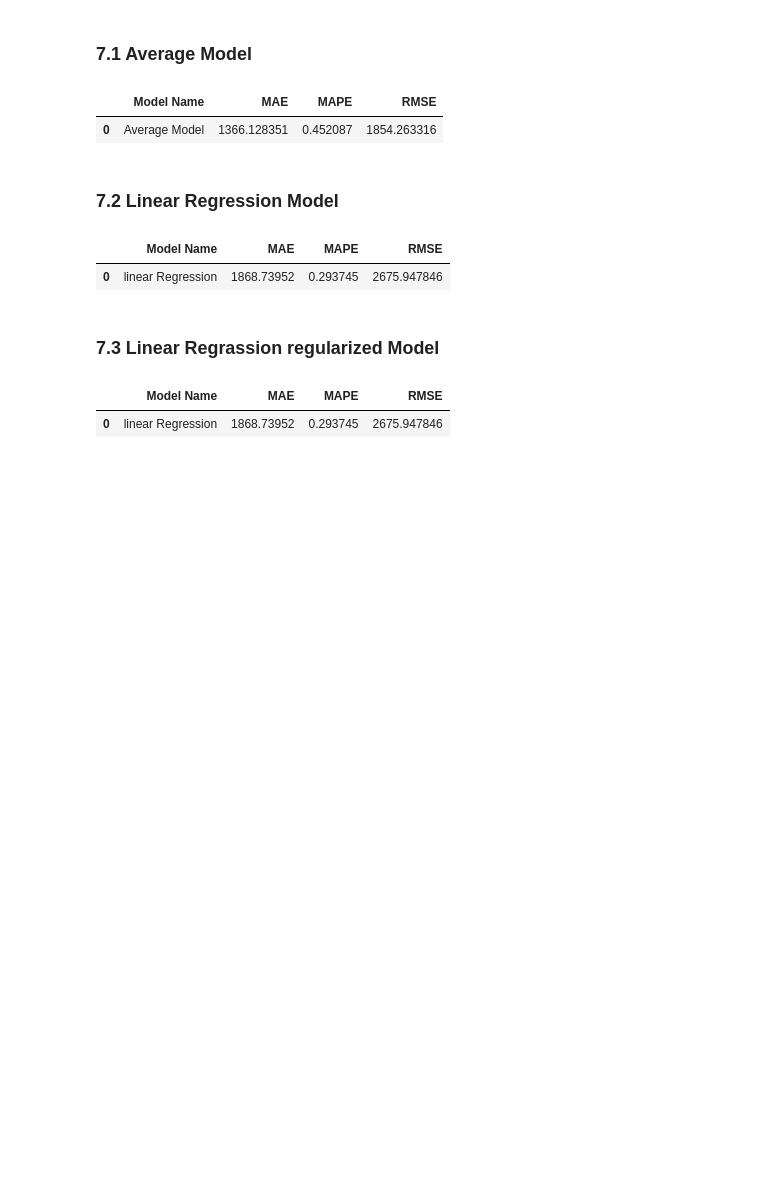
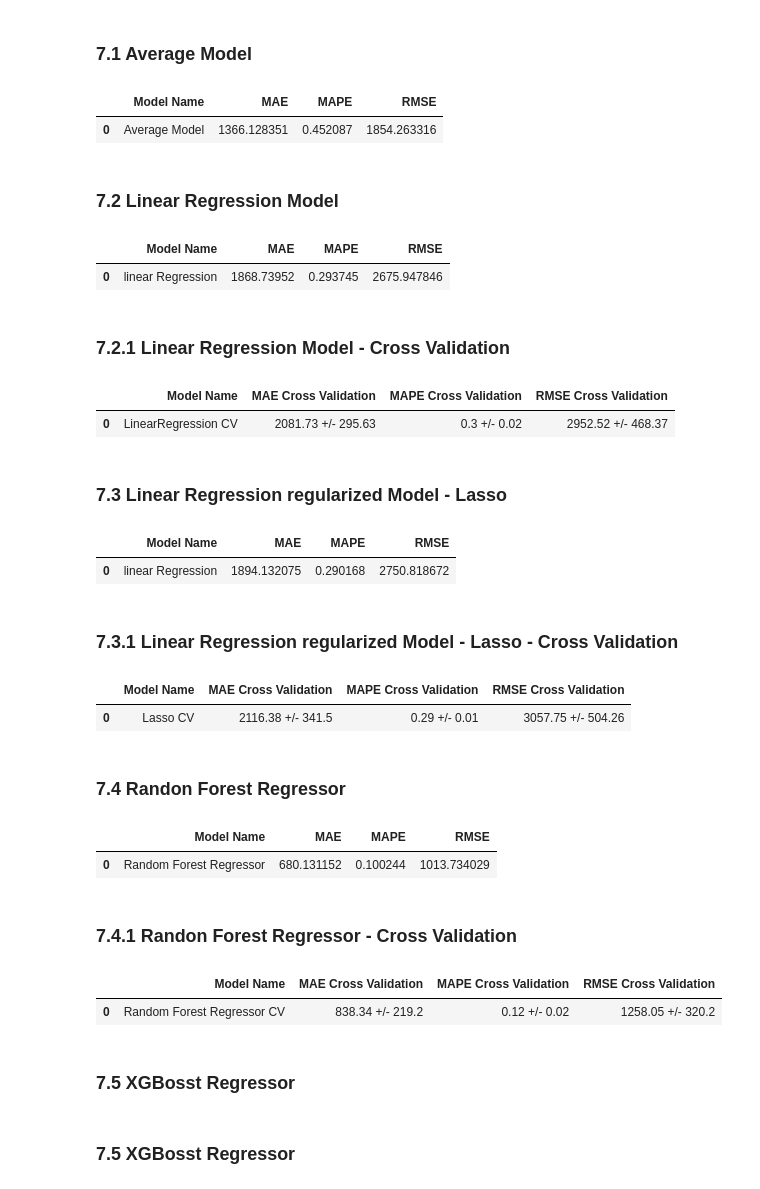
Before and after one commit to JonysArcanjo/Projeto-ROSSMANN-Store-Sales, a Jupyter notebook: m07_v01_store_sales_prediction.ipynb, the cells around one changed output. Drawn from its saved outputs; the diff is of its cells as text; code cells hidden in the pictures; blank space fills up the shorter version.

Commit message:
End performance comparison with cross validation

```diff
--- a/m07_v01_store_sales_prediction.ipynb
+++ b/m07_v01_store_sales_prediction.ipynb
@@ -1153,3 +1144,5 @@ lr_result
 # %% [output]
 |  | Model Name | MAE | MAPE | RMSE |
 | 0 | linear Regression | 1868.73952 | 0.293745 | 2675.947846 |
+# %% [markdown]
+### 7.2.1 Linear Regression Model - Cross Validation
@@ -1156,15 +1152,22 @@ lr_result
+# %%
+lr_result_cv
+# %% [output]
+|  | Model Name | MAE Cross Validation | MAPE Cross Validation | RMSE Cross Validation |
+| 0 | LinearRegression CV | 2081.73 +/- 295.63 | 0.3 +/- 0.02 | 2952.52 +/- 468.37 |
 # %% [markdown]
-### 7.3 Linear Regrassion regularized Model
+### 7.3 Linear Regression regularized Model - Lasso
 # %%
 # model
 lrr = Lasso( alpha=0.01 ).fit( x_train, y_train )
 
 # prediction
-yhat_lrr = lr.predict(x_test)
+yhat_lrr = lrr.predict(x_test)
 
 #performance
 lrr_result = ml_error('linear Regression', np.expm1( y_test), np.expm1( yhat_lrr) )
 lrr_result
 # %% [output]
 |  | Model Name | MAE | MAPE | RMSE |
-| 0 | linear Regression | 1868.73952 | 0.293745 | 2675.947846 |
+| 0 | linear Regression | 1894.132075 | 0.290168 | 2750.818672 |
+# %% [markdown]
+### 7.3.1 Linear Regression regularized Model - Lasso - Cross Validation
@@ -1170,0 +1176,7 @@ lrr_result
+# %%
+lrr_result_cv
+# %% [output]
+|  | Model Name | MAE Cross Validation | MAPE Cross Validation | RMSE Cross Validation |
+| 0 | Lasso CV | 2116.38 +/- 341.5 | 0.29 +/- 0.01 | 3057.75 +/- 504.26 |
+# %% [markdown]
+### 7.4 Randon Forest Regressor
@@ -1170,0 +1185,14 @@ lrr_result
+# %%
+rf = RandomForestRegressor( n_estimators=100, n_jobs=-1, random_state=42 ).fit( x_train, y_train )
+
+# prediction
+yhat_rf= rf.predict(x_test)
+
+#performance
+rf_result = ml_error('Random Forest Regressor', np.expm1( y_test), np.expm1( yhat_rf) )
+rf_result
+# %% [output]
+|  | Model Name | MAE | MAPE | RMSE |
+| 0 | Random Forest Regressor | 680.131152 | 0.100244 | 1013.734029 |
+# %% [markdown]
+### 7.4.1 Randon Forest Regressor - Cross Validation
@@ -1170,0 +1201,9 @@ lrr_result
+# %%
+rf_result_cv
+# %% [output]
+|  | Model Name | MAE Cross Validation | MAPE Cross Validation | RMSE Cross Validation |
+| 0 | Random Forest Regressor CV | 838.34 +/- 219.2 | 0.12 +/- 0.02 | 1258.05 +/- 320.2 |
+# %% [markdown]
+### 7.5 XGBosst Regressor
+# %% [markdown]
+### 7.5 XGBosst Regressor
```
Also changed, not shown: parts of 29 cells of this notebook.
